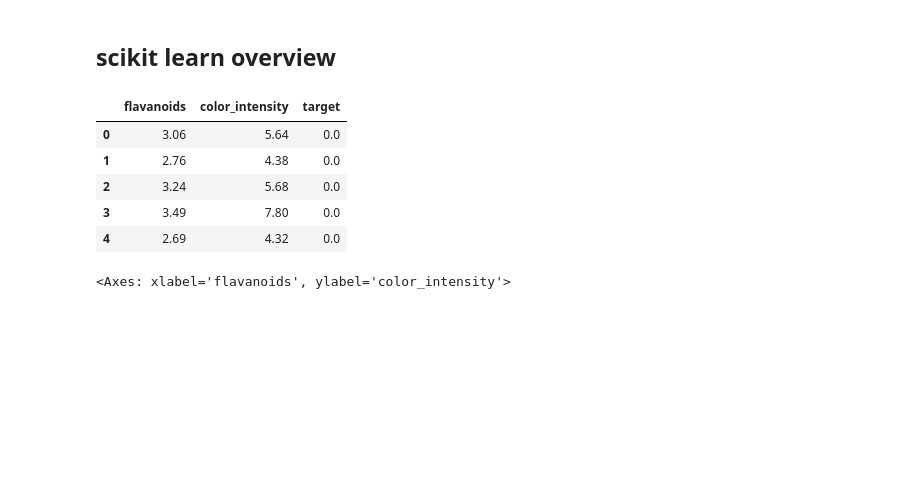
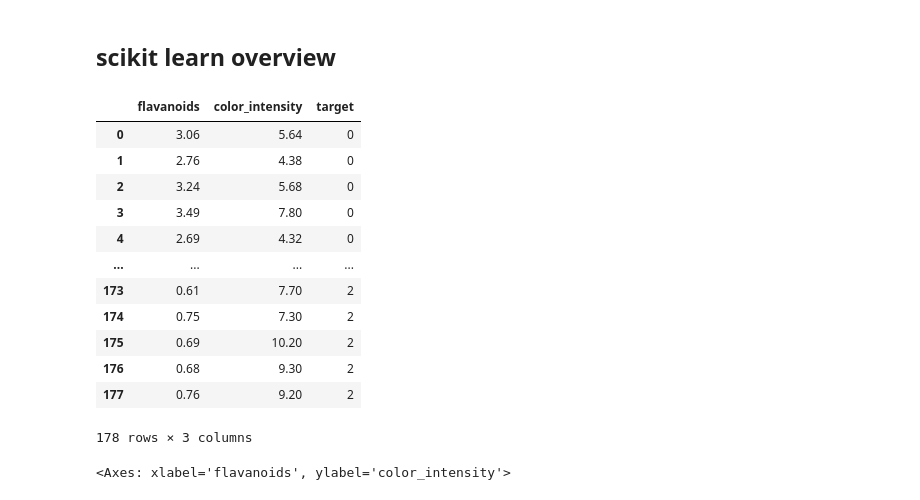
Before and after one commit to ancestor9/Scikit-learn-model-selection-evaluation, a Jupyter notebook: seminar_note_load_dataset.ipynb, the cells around one changed output. Saved outputs shown, nothing was run; the diff lists cells and outputs as text; code cells hidden in the pictures; blank space fills up the shorter version.

```diff
--- a/seminar_note_load_dataset.ipynb
+++ b/seminar_note_load_dataset.ipynb
@@ -207,17 +287,28 @@ df.describe()
 ## scikit learn overview
 # %%
 from sklearn.datasets import load_wine
+
 data = load_wine()
-df = pd.DataFrame(np.c_[data.data, data.target], columns= data.feature_names + ['target'])
-df= df[['flavanoids','color_intensity', 'target']]
-df.head()
+df = pd.DataFrame(data.data, columns=data.feature_names)
+df['target'] = data.target
+
+df = df[['flavanoids', 'color_intensity', 'target']]
+
+df
 # %% [output]
 |  | flavanoids | color_intensity | target |
-| 0 | 3.06 | 5.64 | 0.0 |
-| 1 | 2.76 | 4.38 | 0.0 |
-| 2 | 3.24 | 5.68 | 0.0 |
-| 3 | 3.49 | 7.80 | 0.0 |
-| 4 | 2.69 | 4.32 | 0.0 |
+| 0 | 3.06 | 5.64 | 0 |
+| 1 | 2.76 | 4.38 | 0 |
+| 2 | 3.24 | 5.68 | 0 |
+| 3 | 3.49 | 7.80 | 0 |
+| 4 | 2.69 | 4.32 | 0 |
+| ... | ... | ... | ... |
+| 173 | 0.61 | 7.70 | 2 |
+| 174 | 0.75 | 7.30 | 2 |
+| 175 | 0.69 | 10.20 | 2 |
+| 176 | 0.68 | 9.30 | 2 |
+| 177 | 0.76 | 9.20 | 2 |
+178 rows × 3 columns
 # %%
 df.plot.scatter('flavanoids','color_intensity',c='target', cmap='viridis')
 # %% [output]
```
Also changed, not shown: parts of 34 cells of this notebook.
